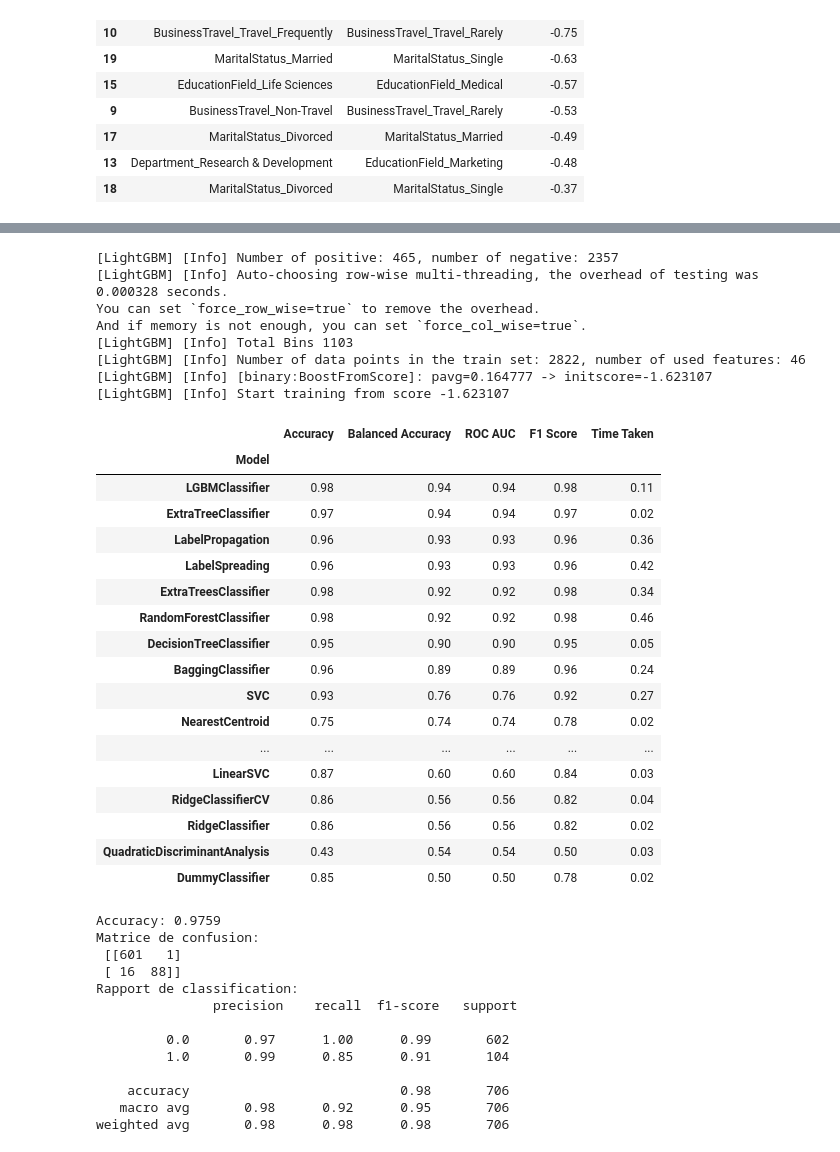
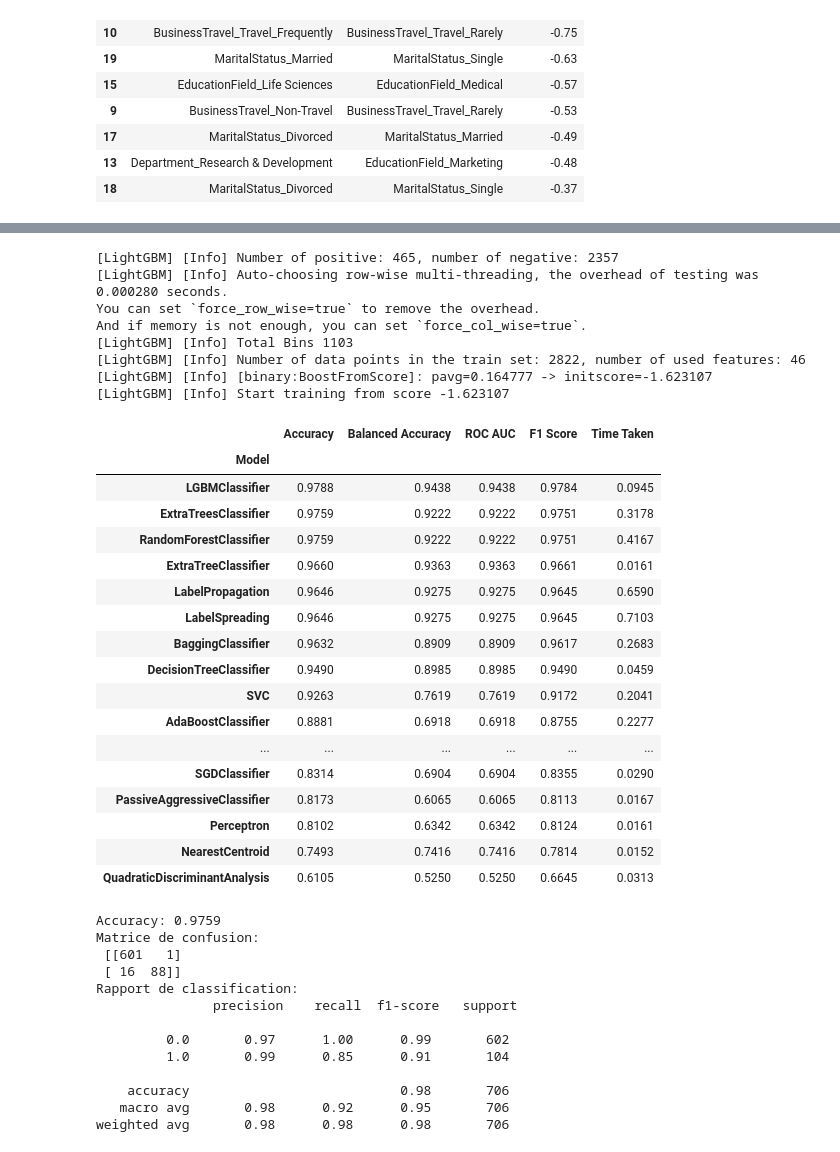
Before and after one commit to warren-gaure/projet-ia, a Jupyter notebook: notebooks/Livrable.ipynb, the cells around one changed output, grey strips where cells are left out. Saved outputs shown, nothing was run; the diff lists cells and outputs as text; code cells hidden in the pictures.

```diff
--- a/notebooks/Livrable.ipynb
+++ b/notebooks/Livrable.ipynb
@@ -552,37 +565,39 @@ objective_labels
 # %%
 
 X_train, X_test, y_train, y_test = train_test_split(data_train_set, objective_labels, test_size=0.2, random_state=42)
 
 clf = LazyClassifier(verbose=0, ignore_warnings=True, custom_metric=None)
 models, predictions = clf.fit(X_train, X_test, y_train, y_test)
-models
+pd.set_option('display.float_format', '{:.4f}'.format)
+models_sorted = models.sort_values(by="Accuracy", ascending=False)
+models_sorted
 # %% [output]
 [LightGBM] [Info] Number of positive: 465, number of negative: 2357
-[LightGBM] [Info] Auto-choosing row-wise multi-threading, the overhead of testing was 0.000328 seconds.
+[LightGBM] [Info] Auto-choosing row-wise multi-threading, the overhead of testing was 0.000280 seconds.
 You can set `force_row_wise=true` to remove the overhead.
 And if memory is not enough, you can set `force_col_wise=true`.
 [LightGBM] [Info] Total Bins 1103
 [LightGBM] [Info] Number of data points in the train set: 2822, number of used features: 46
 [LightGBM] [Info] [binary:BoostFromScore]: pavg=0.164777 -> initscore=-1.623107
 [LightGBM] [Info] Start training from score -1.623107
 |  | Accuracy | Balanced Accuracy | ROC AUC | F1 Score | Time Taken |
 | Model |  |  |  |  |  |
-| LGBMClassifier | 0.98 | 0.94 | 0.94 | 0.98 | 0.11 |
-| ExtraTreeClassifier | 0.97 | 0.94 | 0.94 | 0.97 | 0.02 |
-| LabelPropagation | 0.96 | 0.93 | 0.93 | 0.96 | 0.36 |
-| LabelSpreading | 0.96 | 0.93 | 0.93 | 0.96 | 0.42 |
-| ExtraTreesClassifier | 0.98 | 0.92 | 0.92 | 0.98 | 0.34 |
-| RandomForestClassifier | 0.98 | 0.92 | 0.92 | 0.98 | 0.46 |
-| DecisionTreeClassifier | 0.95 | 0.90 | 0.90 | 0.95 | 0.05 |
-| BaggingClassifier | 0.96 | 0.89 | 0.89 | 0.96 | 0.24 |
-| SVC | 0.93 | 0.76 | 0.76 | 0.92 | 0.27 |
-| NearestCentroid | 0.75 | 0.74 | 0.74 | 0.78 | 0.02 |
+| LGBMClassifier | 0.9788 | 0.9438 | 0.9438 | 0.9784 | 0.0945 |
+| ExtraTreesClassifier | 0.9759 | 0.9222 | 0.9222 | 0.9751 | 0.3178 |
+| RandomForestClassifier | 0.9759 | 0.9222 | 0.9222 | 0.9751 | 0.4167 |
+| ExtraTreeClassifier | 0.9660 | 0.9363 | 0.9363 | 0.9661 | 0.0161 |
+| LabelPropagation | 0.9646 | 0.9275 | 0.9275 | 0.9645 | 0.6590 |
+| LabelSpreading | 0.9646 | 0.9275 | 0.9275 | 0.9645 | 0.7103 |
+| BaggingClassifier | 0.9632 | 0.8909 | 0.8909 | 0.9617 | 0.2683 |
+| DecisionTreeClassifier | 0.9490 | 0.8985 | 0.8985 | 0.9490 | 0.0459 |
+| SVC | 0.9263 | 0.7619 | 0.7619 | 0.9172 | 0.2041 |
+| AdaBoostClassifier | 0.8881 | 0.6918 | 0.6918 | 0.8755 | 0.2277 |
 | ... | ... | ... | ... | ... | ... |
-| LinearSVC | 0.87 | 0.60 | 0.60 | 0.84 | 0.03 |
-| RidgeClassifierCV | 0.86 | 0.56 | 0.56 | 0.82 | 0.04 |
-| RidgeClassifier | 0.86 | 0.56 | 0.56 | 0.82 | 0.02 |
-| QuadraticDiscriminantAnalysis | 0.43 | 0.54 | 0.54 | 0.50 | 0.03 |
-| DummyClassifier | 0.85 | 0.50 | 0.50 | 0.78 | 0.02 |
+| SGDClassifier | 0.8314 | 0.6904 | 0.6904 | 0.8355 | 0.0290 |
+| PassiveAggressiveClassifier | 0.8173 | 0.6065 | 0.6065 | 0.8113 | 0.0167 |
+| Perceptron | 0.8102 | 0.6342 | 0.6342 | 0.8124 | 0.0161 |
+| NearestCentroid | 0.7493 | 0.7416 | 0.7416 | 0.7814 | 0.0152 |
+| QuadraticDiscriminantAnalysis | 0.6105 | 0.5250 | 0.5250 | 0.6645 | 0.0313 |
 # %%
 # Initialisation et entraînement du modèle
 model = ExtraTreesClassifier(n_estimators=100, random_state=42)
```
Also changed, not shown: parts of 3 cells of this notebook.
